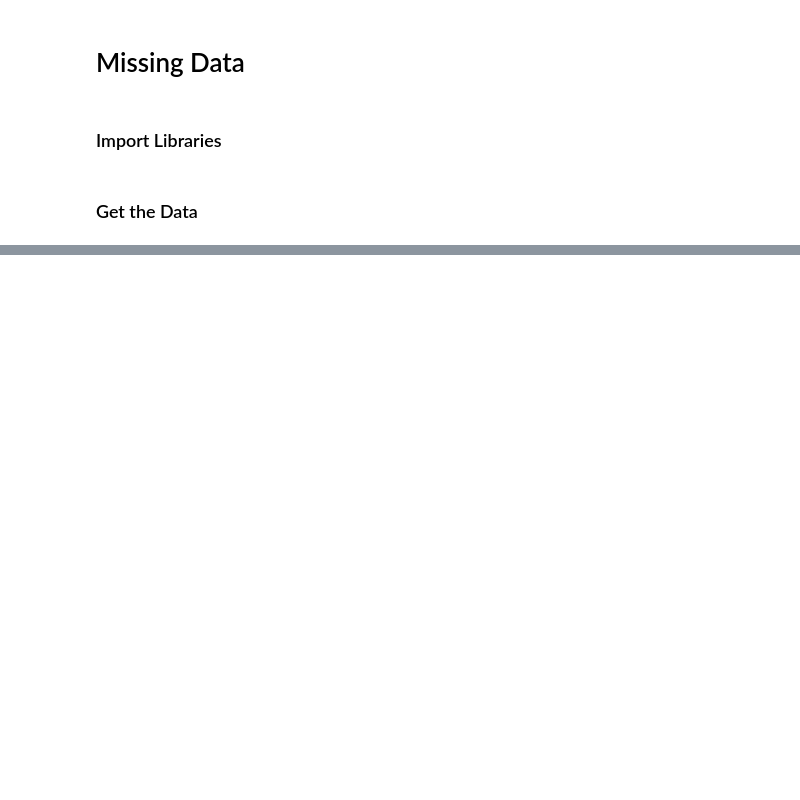
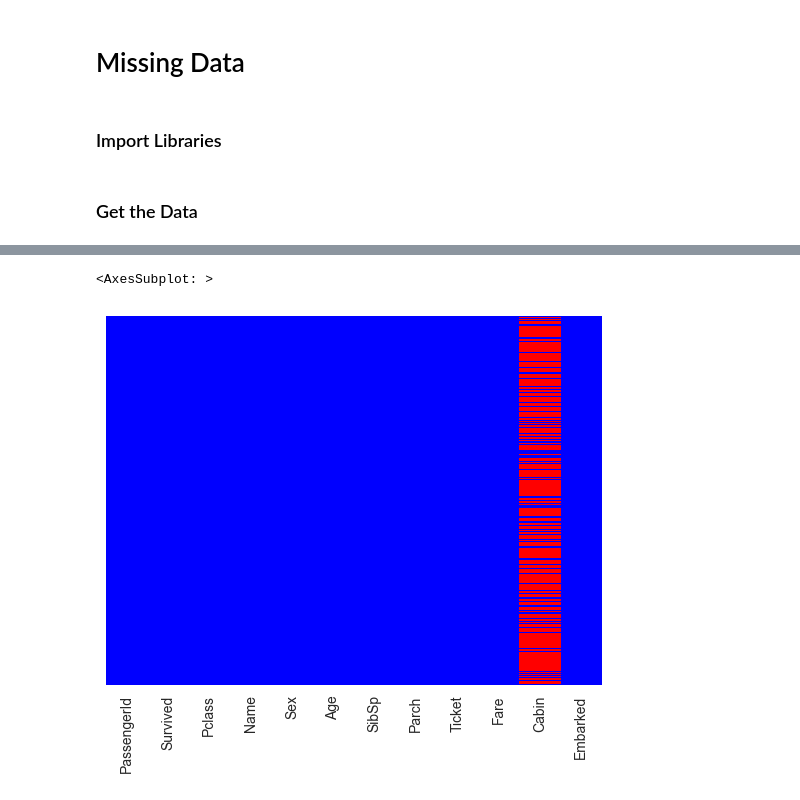
Before and after one commit to Saba-a11/Machine-Learning, a Jupyter notebook: MissingData.ipynb, the cells around one changed output, grey strips where cells are left out. Cells and saved outputs as stored; diff of their text form; code cells hidden in the pictures; blank space fills up the shorter version.

```diff
--- a/MissingData.ipynb
+++ b/MissingData.ipynb
@@ -21,0 +83,21 @@ data.head()
+# %%
+def impute_age(cols):
+    Age = cols[0]
+    Pclass = cols[1]
+    if pd.isnull(Age):
+
+        if Pclass == 1 :
+            return data[data['Pclass']==1]['Age'].mean()
+        elif Pclass == 2 :
+            return data[data['Pclass']==2]['Age'].mean()
+        else  :
+            return data[data['Pclass']==3]['Age'].mean()
+    else:
+        return Age
+# %%
+data['Age'] = data[['Age', 'Pclass']].apply(impute_age, axis=1)
+# %%
+sns.heatmap(data.isnull(), yticklabels=False, cbar=False, cmap='bwr')
+# %% [output]
+<AxesSubplot: >
+[figure, added]
```
Also changed, not shown: parts of 8 cells of this notebook.
